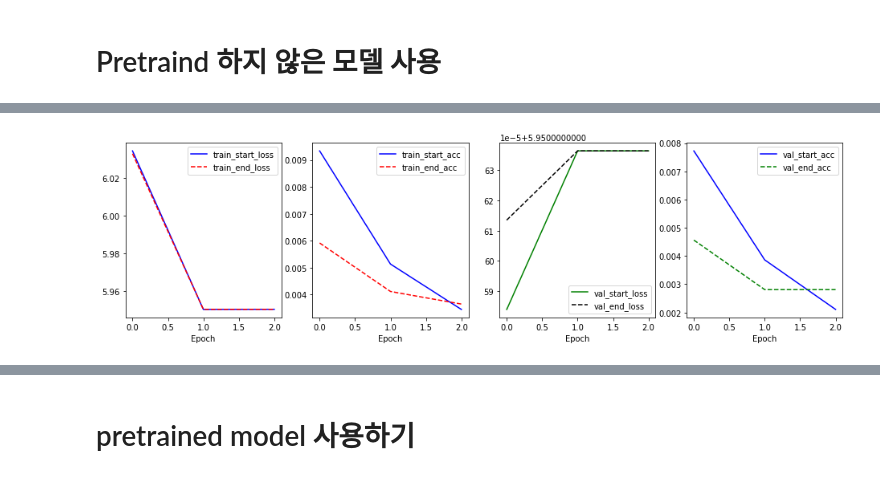
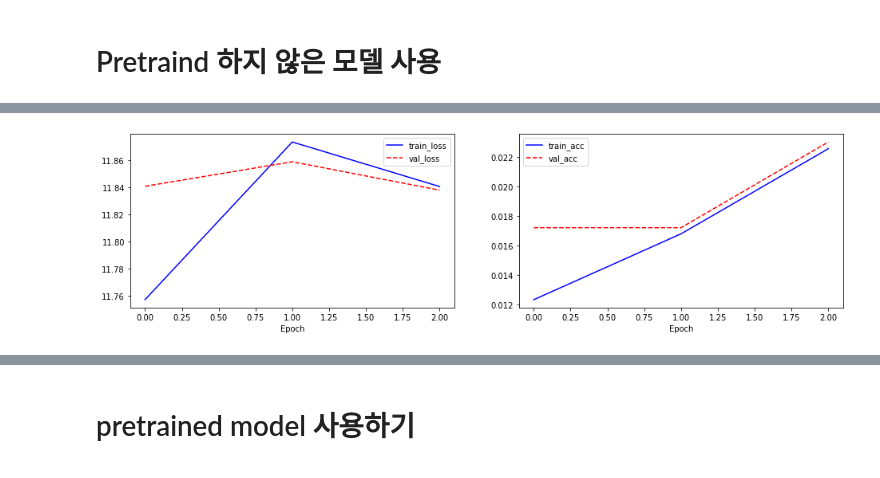
Before and after one commit to zzozzo/AIFFEL, a Jupyter notebook: EXPLORATION/E13quiz_bert/[E13]quiz_bert.ipynb, the cells around one changed output, grey strips where cells are left out. Cells and saved outputs as stored; diff of their text form; code cells hidden in the pictures.

```diff
--- a/EXPLORATION/E13quiz_bert/[E13]quiz_bert.ipynb
+++ b/EXPLORATION/E13quiz_bert/[E13]quiz_bert.ipynb
@@ -903,7 +903,7 @@ def train_epoch(model, dataset, loss_fn, acc_fn, optimizer):
             p_bar.set_description(f'loss: {metric_start_loss.result():0.4f}, {metric_end_loss.result():0.4f}, acc: {metric_start_acc.result():0.4f}, {metric_end_acc.result():0.4f}')
     p_bar.close()
 
-    return metric_start_loss.result(), metric_end_loss.result(), metric_start_acc.result(), metric_end_acc.result()
+    return metric_start_loss.result()+ metric_end_loss.result(), metric_start_acc.result()+metric_end_acc.result()
 # %%
 def eval_epoch(model, dataset, loss_fn, acc_fn):
     metric_start_loss = tf.keras.metrics.Mean(name='start_loss')
@@ -925,7 +925,7 @@ def eval_epoch(model, dataset, loss_fn, acc_fn):
         metric_start_acc(start_acc)
         metric_end_acc(end_acc)
 
-    return metric_start_loss.result(), metric_end_loss.result(), metric_start_acc.result(), metric_end_acc.result()
+    return metric_start_loss.result()+metric_end_loss.result(), metric_start_acc.result()+metric_end_acc.result()
 # %%
 loss_fn = tf.keras.losses.sparse_categorical_crossentropy
 acc_fn = tf.keras.metrics.sparse_categorical_accuracy
@@ -1007,34 +1002,22 @@ history
 # %%
 # training result
 plt.figure(figsize=(16, 4))
 
-plt.subplot(1, 4, 1)
-plt.plot(history['train_start_loss'], 'b-', label='train_start_loss')
-plt.plot(history['train_end_loss'], 'r--', label='train_end_loss')
+plt.subplot(1, 2, 1)
+plt.plot(history['train_loss'], 'b-', label='train_loss')
+plt.plot(history['val_loss'], 'r--', label='val_loss')
 plt.xlabel('Epoch')
 plt.legend()
 
-plt.subplot(1, 4, 2)
-plt.plot(history['train_start_acc'], 'b-', label='train_start_acc')
-plt.plot(history['train_end_acc'], 'r--', label='train_end_acc')
-plt.xlabel('Epoch')
-plt.legend()
-
-plt.subplot(1, 4, 3)
-plt.plot(history['val_start_loss'], 'g-', label='val_start_loss')
-plt.plot(history['val_end_loss'], 'k--', label='val_end_loss')
-plt.xlabel('Epoch')
-plt.legend()
-
-plt.subplot(1, 4, 4)
-plt.plot(history['val_start_acc'], 'b-', label='val_start_acc')
-plt.plot(history['val_end_acc'], 'g--', label='val_end_acc')
+plt.subplot(1, 2, 2)
+plt.plot(history['train_acc'], 'b-', label='train_acc')
+plt.plot(history['val_acc'], 'r--', label='val_acc')
 plt.xlabel('Epoch')
 plt.legend()
 
 plt.show()
 # %% [output]
-[figure, old version]
+[figure, new version]
 # %%
 dev_json = os.path.join(data_dir, "korquad_dev.json")
 
```
Also changed, not shown: parts of 7 cells of this notebook, 1 other file.
